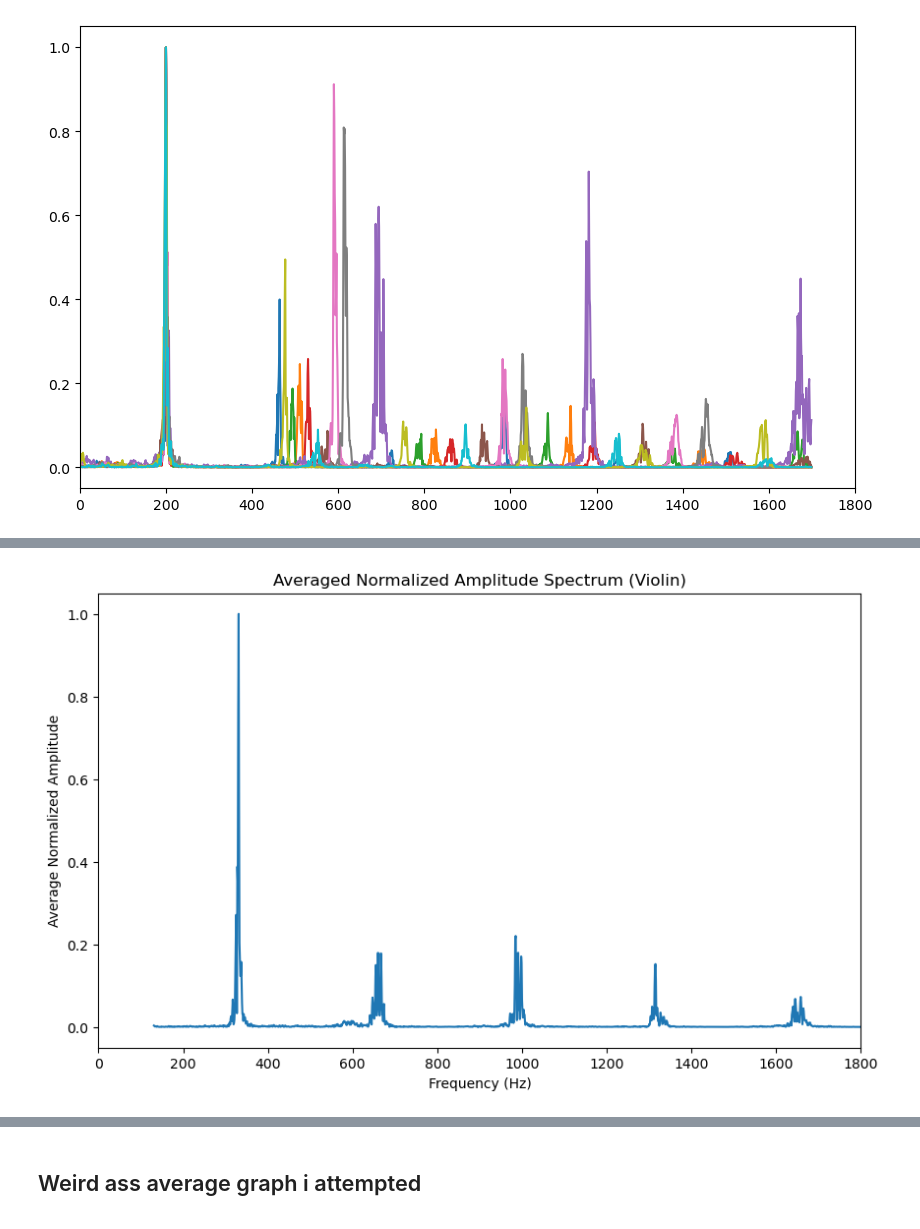
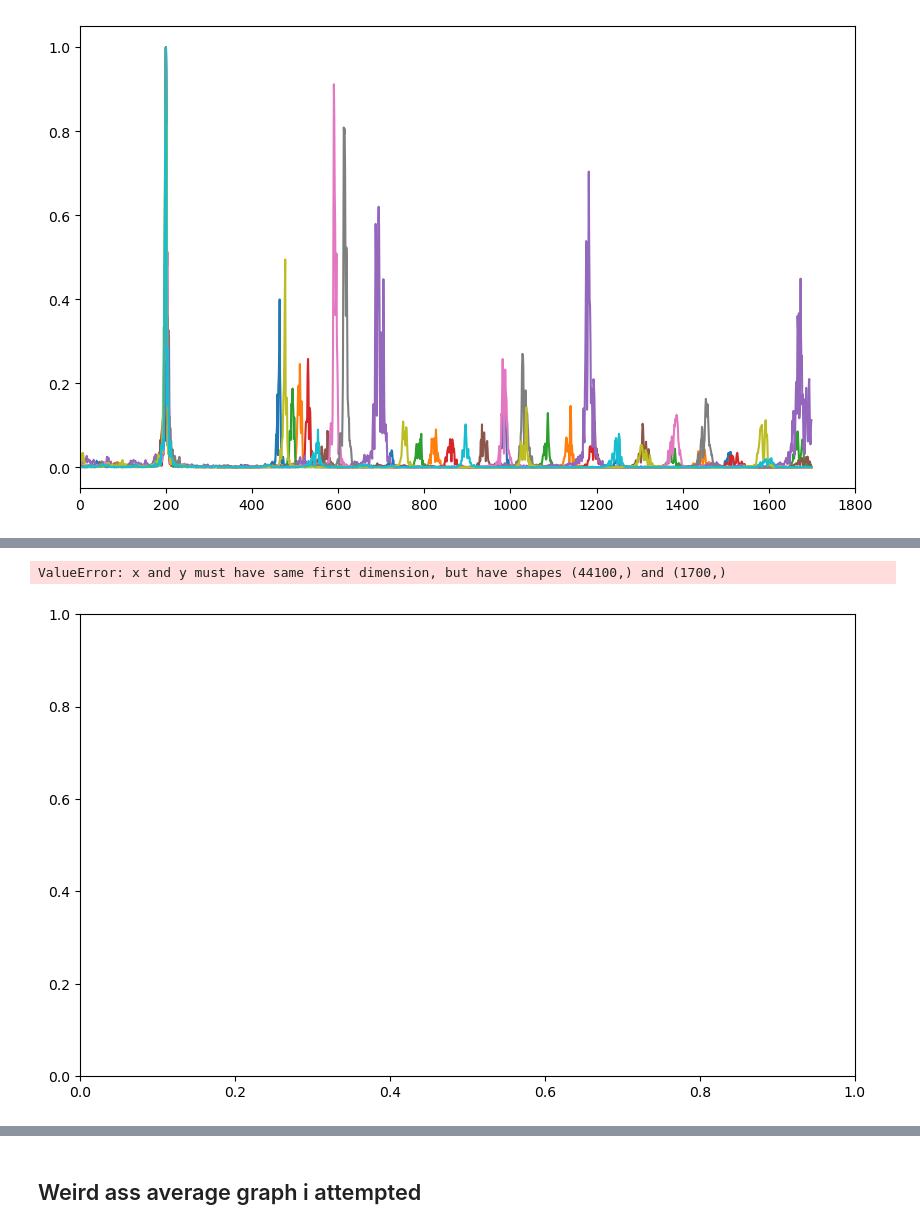
Before and after one commit to SPS-SP2273/learning-portfolio-2025-january-eggvoki, a Jupyter notebook: App challenge (learn pandas)/Mini Project_Attempt by YX.ipynb, the cells around one changed output, grey strips where cells are left out. Saved outputs shown, nothing was run; the diff lists cells and outputs as text; code cells hidden in the pictures.

```diff
--- a/App challenge (learn pandas)/Mini Project_Attempt by YX.ipynb
+++ b/App challenge (learn pandas)/Mini Project_Attempt by YX.ipynb
@@ -214,11 +391,9 @@ plt.figure(figsize=(10, 6))
 
 trimmed_path = 'trimmed_files'
 
-all_normalized_amplitudes = []
-
 for allfiles in os.listdir(trimmed_path):
-    if allfiles.endswith('Violin.wav'):
-        if not allfiles.startswith('1_A'): # ASK: why are we skipping files with A note?
+    if allfiles.endswith('Violoncello.wav'):
+        if not allfiles.startswith('1_A'):
             file_path = os.path.join(trimmed_path, allfiles)
             sample_rate, data = wav.read(file_path)
             data = data[:, 0]  # isolate channel 1
@@ -233,7 +408,6 @@ for allfiles in os.listdir(trimmed_path):
 
             # NORMALISE X-AXIS, taking delta(-) = 200, delta(+) = 1500
 
-
             central_index = np.argmax(amplitude)
             norm = amplitude[central_index]
                     # print(central_index) CHECKING
@@ -242,18 +416,15 @@ for allfiles in os.listdir(trimmed_path):
             spliced_a=amplitude[(central_index-200):(central_index+1500)]
             norm_a = spliced_a/norm
 
-            mean_normalized_amplitude = np.mean(norm_a)
-
             # PLOTTING
-           # plt.plot(mean_normalized_amplitude)
+            plt.plot(norm_a)
 
                 # plt.xlim(438,442)
                 # print(frequencies[peak_indices])
 
-mean_normalized_amplitude = np.mean(all_normalized_amplitudes)
-
-plt.plot(mean_normalized_amplitude)
 plt.xlim(0,1800)
 
 plt.show()
+
+# why is it all still separated and not in one normalised graph?
 # %% [output]
@@ -280,7 +441,6 @@ trimmed_path = 'trimmed_files'
 
 # Initialize an empty list to accumulate the normalized amplitude spectra
 all_normalized_amplitudes = []
-frequencies = None  # To store the frequency values (for consistency across all files)
 
 for allfiles in os.listdir(trimmed_path):
     if allfiles.endswith('Violin.wav'):
@@ -291,43 +451,36 @@ for allfiles in os.listdir(trimmed_path):
 
             # Perform FFT
             fft_data = np.fft.fft(data)
             amplitude = np.abs(fft_data)  # amplitude spectrum
 
             n = len(data)
             freqs = np.fft.fftfreq(n, 1 / sample_rate)  # frequencies corresponding to FFT
 
             # Normalize the amplitude spectrum
             central_index = np.argmax(amplitude)
             norm = amplitude[central_index]
 
             # Select the frequency range around the peak
             spliced_f = freqs[(central_index - 200):(central_index + 1500)]
             spliced_a = amplitude[(central_index - 200):(central_index + 1500)]
             norm_a = spliced_a / norm
 
-            # Initialize the frequencies array with the first file's frequencies
-            if frequencies is None:
-                frequencies = spliced_f  # Save the frequency values from the first file
 
-            # Ensure that the frequencies are the same for all files before appending
-            if np.array_equal(frequencies, spliced_f):
-                all_normalized_amplitudes.append(norm_a)
-
-# Convert list to a NumPy array for easier manipulation
-all_normalized_amplitudes = np.array(all_normalized_amplitudes)
+            all_normalized_amplitudes.append(norm_a)
 
 # Now, calculate the average of all normalized amplitudes for each frequency point
 average_normalized_amplitude = np.mean(all_normalized_amplitudes, axis=0)
 
 # Plot the averaged normalized amplitude spectrum
 plt.plot(frequencies, average_normalized_amplitude)
 plt.xlabel("Frequency (Hz)")
 plt.ylabel("Average Normalized Amplitude")
 plt.title("Averaged Normalized Amplitude Spectrum (Violin)")
 plt.xlim(0, 1800)  # Adjust x-axis range as needed
 plt.show()
 # %% [output]
+ValueError: x and y must have same first dimension, but have shapes (44100,) and (1700,)
-[figure, old version]
+[figure, new version]
 # %%
 import numpy as np
 import os
```
Also changed, not shown: parts of 14 cells of this notebook, 49 other files.
